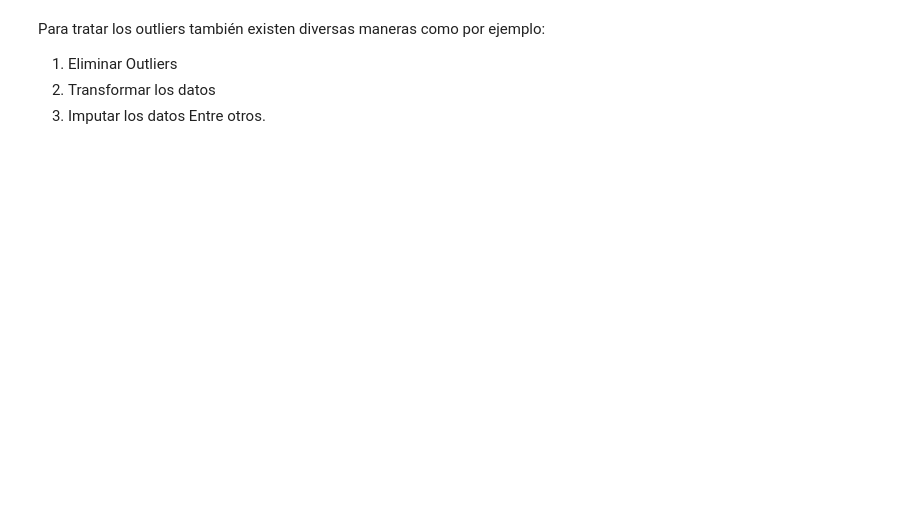
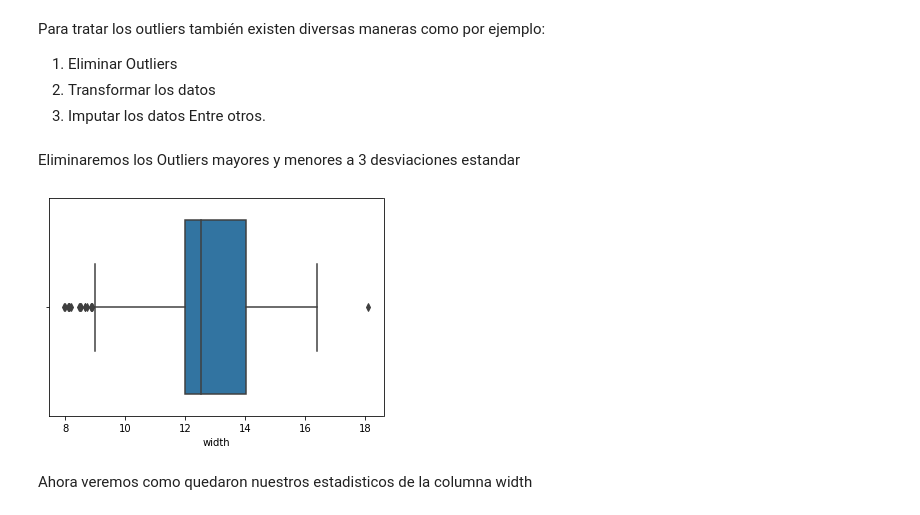
Before and after one commit to mariosanchez5/Limpieza-y-Transformacion-de-datos---Varios, a Jupyter notebook: Laptops2024.ipynb, the cells around one changed output. Cells and saved outputs as stored; diff of their text form; code cells hidden in the pictures; blank space fills up the shorter version.

Commit message:
Agregando limpieza de outliers

```diff
--- a/Laptops2024.ipynb
+++ b/Laptops2024.ipynb
@@ -196,3 +197,21 @@ Para tratar los outliers también existen diversas maneras como por ejemplo:
 2. Transformar los datos
 3. Imputar los datos
 Entre otros.
+# %% [markdown]
+Eliminaremos los Outliers mayores y menores a 3 desviaciones estandar
+# %%
+df3_drop = df2_drop
+
+z_scores = stats.zscore(df3_drop.width) # Calculamos z-scores
+
+outliers = df3_drop[np.abs(z_scores) > 3] # Identificamos outliers
+
+df3_drop = df3_drop[~df3_drop.isin(outliers)] # Eliminamos outliers
+
+# Visualizamos el resultado
+sns.boxplot(x=df3_drop.width)
+plt.show()
+# %% [output]
+[figure, added]
+# %% [markdown]
+Ahora veremos como quedaron nuestros estadisticos de la columna width
```
Also changed, not shown: parts of 7 cells of this notebook.
